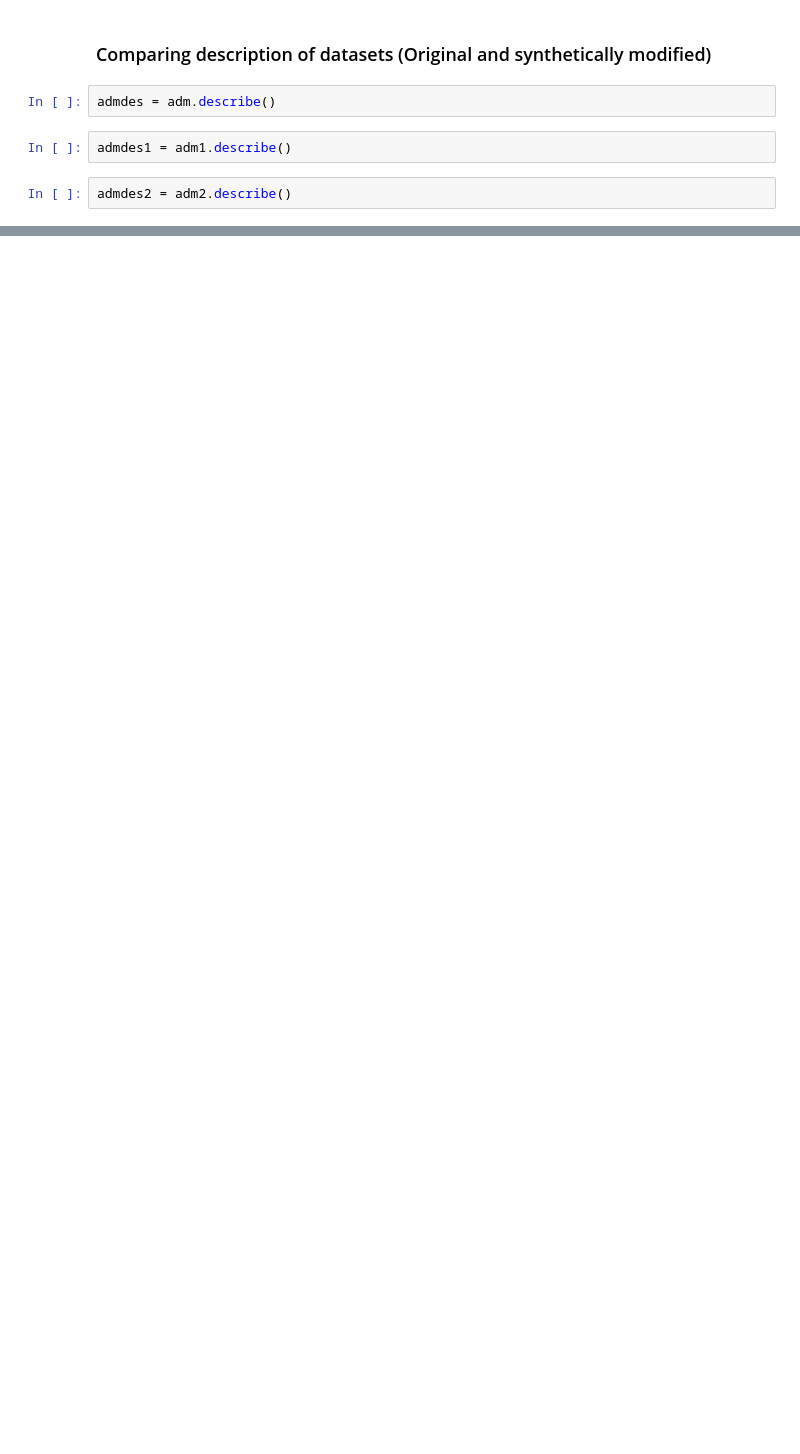
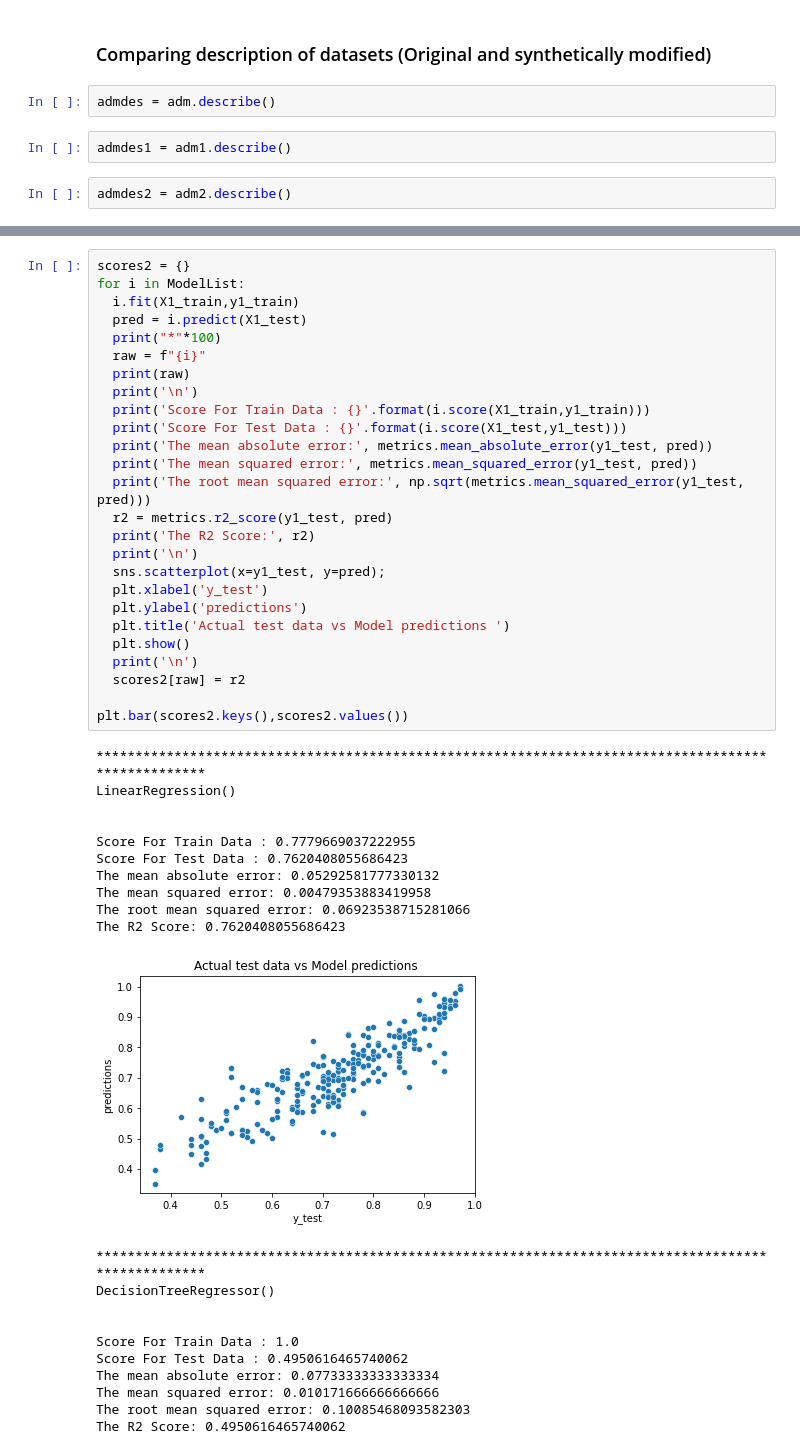
Before and after one commit to Arnav-Barman/UML501-ML, a Jupyter notebook: Analysis_of_University_Admissions_Data_Project.ipynb, the cells around one changed output, grey strips where cells are left out. Saved outputs shown, nothing was run; the diff lists cells and outputs as text; blank space fills up the shorter version.

```diff
--- a/Analysis_of_University_Admissions_Data_Project.ipynb
+++ b/Analysis_of_University_Admissions_Data_Project.ipynb
@@ -521,0 +635,48 @@ admdes.compare(admdes2, align_axis=1, keep_shape=False, keep_equal=False)
+# %%
+scores2 = {}
+for i in ModelList:
+  i.fit(X1_train,y1_train)
+  pred = i.predict(X1_test)
+  print("*"*100)
+  raw = f"{i}"
+  print(raw)
+  print('\n')
+  print('Score For Train Data : {}'.format(i.score(X1_train,y1_train)))
+  print('Score For Test Data : {}'.format(i.score(X1_test,y1_test)))
+  print('The mean absolute error:', metrics.mean_absolute_error(y1_test, pred))
+  print('The mean squared error:', metrics.mean_squared_error(y1_test, pred))
+  print('The root mean squared error:', np.sqrt(metrics.mean_squared_error(y1_test, pred)))
+  r2 = metrics.r2_score(y1_test, pred)
+  print('The R2 Score:', r2)
+  print('\n')
+  sns.scatterplot(x=y1_test, y=pred);
+  plt.xlabel('y_test')
+  plt.ylabel('predictions')
+  plt.title('Actual test data vs Model predictions ')
+  plt.show()
+  print('\n')
+  scores2[raw] = r2
+
+plt.bar(scores2.keys(),scores2.values())
+# %% [output]
+****************************************************************************************************
+LinearRegression()
+
+
+Score For Train Data : 0.7779669037222955
+Score For Test Data : 0.7620408055686423
+The mean absolute error: 0.05292581777330132
+The mean squared error: 0.00479353883419958
+The root mean squared error: 0.06923538715281066
+The R2 Score: 0.7620408055686423
+[figure, added]
+****************************************************************************************************
+DecisionTreeRegressor()
+
+
+Score For Train Data : 1.0
+Score For Test Data : 0.4950616465740062
+The mean absolute error: 0.07733333333333334
+The mean squared error: 0.010171666666666666
+The root mean squared error: 0.10085468093582303
+The R2 Score: 0.4950616465740062
```
Also changed, not shown: parts of 33 cells of this notebook.
